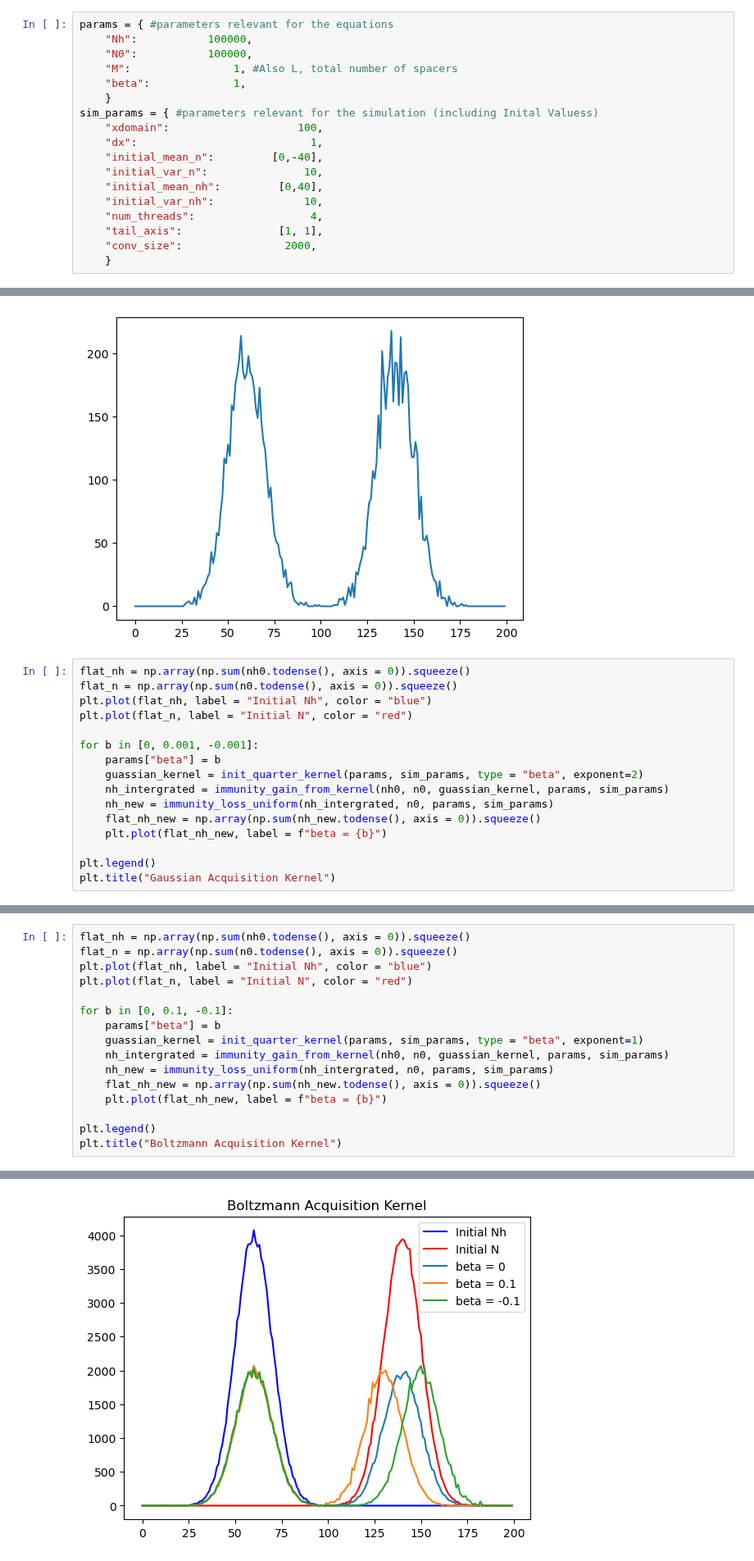
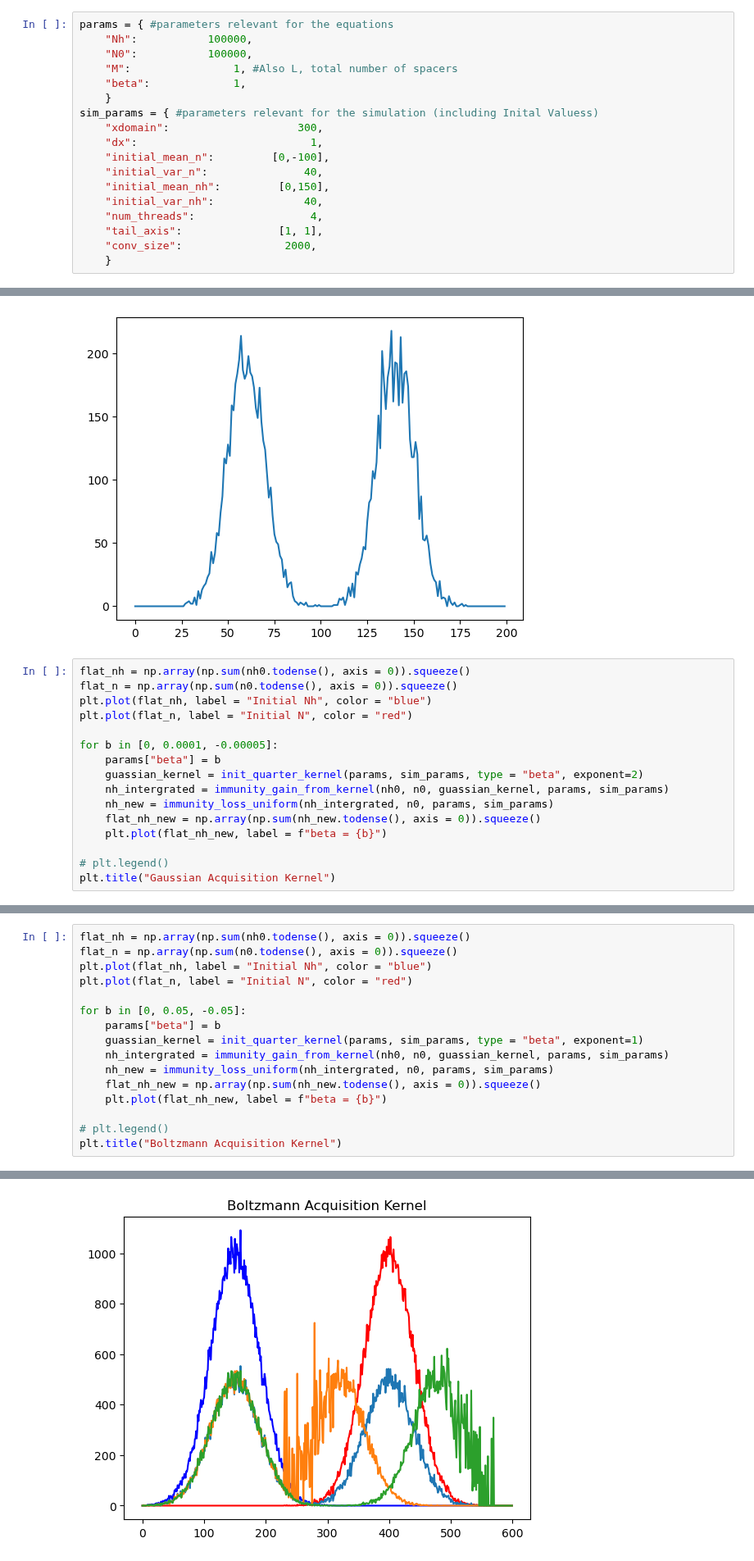
Before and after one commit to zhizhang1445/CRISPR_Sim, a Jupyter notebook: Unittest/immunity_testing.ipynb, the cells around one changed output, grey strips where cells are left out. Shown at 82% size. Cells and saved outputs as stored; diff of their text form.

```diff
--- a/Unittest/immunity_testing.ipynb
+++ b/Unittest/immunity_testing.ipynb
@@ -20,12 +20,12 @@ params = { #parameters relevant for the equations
     "beta":             1,
     }
 sim_params = { #parameters relevant for the simulation (including Inital Valuess)
-    "xdomain":                    100,
+    "xdomain":                    300,
     "dx":                           1,
-    "initial_mean_n":         [0,-40],
-    "initial_var_n":               10,
-    "initial_mean_nh":         [0,40],
-    "initial_var_nh":              10,
+    "initial_mean_n":         [0,-100],
+    "initial_var_n":               40,
+    "initial_mean_nh":         [0,150],
+    "initial_var_nh":              40,
     "num_threads":                  4,
     "tail_axis":               [1, 1],
     "conv_size":                2000,
@@ -60,7 +60,7 @@ flat_n = np.array(np.sum(n0.todense(), axis = 0)).squeeze()
 plt.plot(flat_nh, label = "Initial Nh", color = "blue")
 plt.plot(flat_n, label = "Initial N", color = "red")
 
-for b in [0, 0.001, -0.001]:
+for b in [0, 0.0001, -0.00005]:
     params["beta"] = b
     guassian_kernel = init_quarter_kernel(params, sim_params, type = "beta", exponent=2)
     nh_intergrated = immunity_gain_from_kernel(nh0, n0, guassian_kernel, params, sim_params)
@@ -68,6 +68,6 @@ for b in [0, 0.001, -0.001]:
     flat_nh_new = np.array(np.sum(nh_new.todense(), axis = 0)).squeeze()
     plt.plot(flat_nh_new, label = f"beta = {b}")
 
-plt.legend()
+# plt.legend()
 plt.title("Gaussian Acquisition Kernel")
 # %% [output]
@@ -79,7 +85,7 @@ flat_n = np.array(np.sum(n0.todense(), axis = 0)).squeeze()
 plt.plot(flat_nh, label = "Initial Nh", color = "blue")
 plt.plot(flat_n, label = "Initial N", color = "red")
 
-for b in [0, 0.1, -0.1]:
+for b in [0, 0.05, -0.05]:
     params["beta"] = b
     guassian_kernel = init_quarter_kernel(params, sim_params, type = "beta", exponent=1)
     nh_intergrated = immunity_gain_from_kernel(nh0, n0, guassian_kernel, params, sim_params)
@@ -87,6 +93,6 @@ for b in [0, 0.1, -0.1]:
     flat_nh_new = np.array(np.sum(nh_new.todense(), axis = 0)).squeeze()
     plt.plot(flat_nh_new, label = f"beta = {b}")
 
-plt.legend()
+# plt.legend()
 plt.title("Boltzmann Acquisition Kernel")
 # %% [output]
@@ -94,4 +106,4 @@ Text(0.5, 1.0, 'Boltzmann Acquisition Kernel')
-[figure, old version]
+[figure, new version]
 # %%
 flat_nh = np.array(np.sum(nh0.todense(), axis = 0)).squeeze()
 flat_n = np.array(np.sum(n0.todense(), axis = 0)).squeeze()
```
Also changed, not shown: parts of 3 cells of this notebook, 47 other files.
